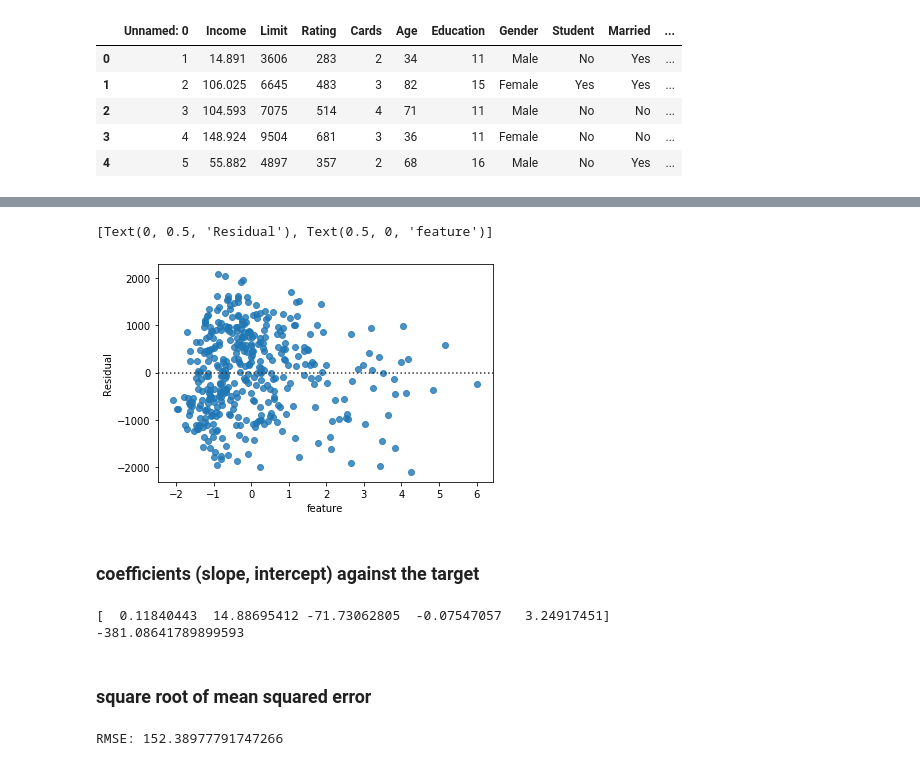
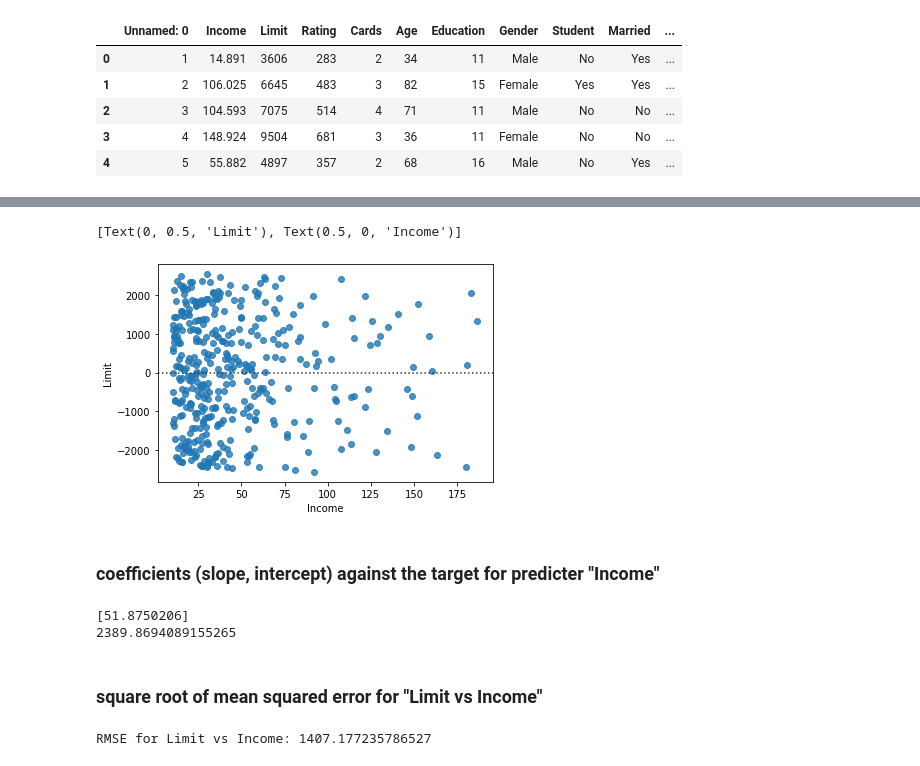
Before and after one commit to USF-CS-663-Spring-2020/lab-05-regression-danielyang0, a Jupyter notebook: lab05 - regression.ipynb, the cells around one changed output, grey strips where cells are left out. Cells and saved outputs as stored; diff of their text form; code cells hidden in the pictures.

```diff
--- a/lab05 - regression.ipynb
+++ b/lab05 - regression.ipynb
@@ -78,7 +78,7 @@ df.head()
 | 3 | 4 | 148.924 | 9504 | 681 | 3 | 36 | 11 | Female | No | No | ... |
 | 4 | 5 | 55.882 | 4897 | 357 | 2 | 68 | 16 | Male | No | Yes | ... |
 # %%
-features = df[['Income', 'Rating', 'Cards', 'Age', 'Education']]
+df = df[['Income', 'Rating', 'Cards', 'Age', 'Education', 'Limit']]
 labels = df['Limit']
-features.head()
+df.head()
 # %% [output]
@@ -136,31 +106,31 @@ temp_df.head()
 # %%
-principal_feature
 import seaborn as sns
-rl = sns.residplot('feature_principal', 'Limit', data=temp_df)
-rl.set(xlabel='feature', ylabel='Residual')
+
+rl = sns.residplot('Income', 'Limit', data=df[['Income', 'Limit']])
+rl.set(xlabel='Income', ylabel='Limit')
 # %% [output]
-[Text(0, 0.5, 'Residual'), Text(0.5, 0, 'feature')]
+[Text(0, 0.5, 'Limit'), Text(0.5, 0, 'Income')]
-[figure, old version]
+[figure, new version]
 # %% [markdown]
-### coefficients (slope, intercept) against the target
+### coefficients (slope, intercept) against the target for predicter "Income"
 # %%
 from sklearn.linear_model import LinearRegression
 
 reg = LinearRegression()
-reg.fit(features, labels)
+reg.fit(df[['Income']], df['Limit'])
 
 print(reg.coef_)
 print(reg.intercept_)
 # %% [output]
-[  0.11840443  14.88695412 -71.73062805  -0.07547057   3.24917451]
--381.08641789899593
+[51.8750206]
+2389.8694089155265
 # %% [markdown]
-### square root of mean squared error
+### square root of mean squared error for "Limit vs Income"
 # %%
 import numpy as np
 from sklearn.metrics import mean_squared_error
-hypotheses = reg.predict(features)
-mse = mean_squared_error(labels, hypotheses)
-print('RMSE:', np.sqrt(mse))
+hypotheses = reg.predict(df[['Income']])
+mse = mean_squared_error(df['Limit'], hypotheses)
+print('RMSE for Limit vs Income:', np.sqrt(mse))
 # %% [output]
-RMSE: 152.38977791747266
+RMSE for Limit vs Income: 1407.177235786527
```
Also changed, not shown: parts of 12 cells of this notebook.
